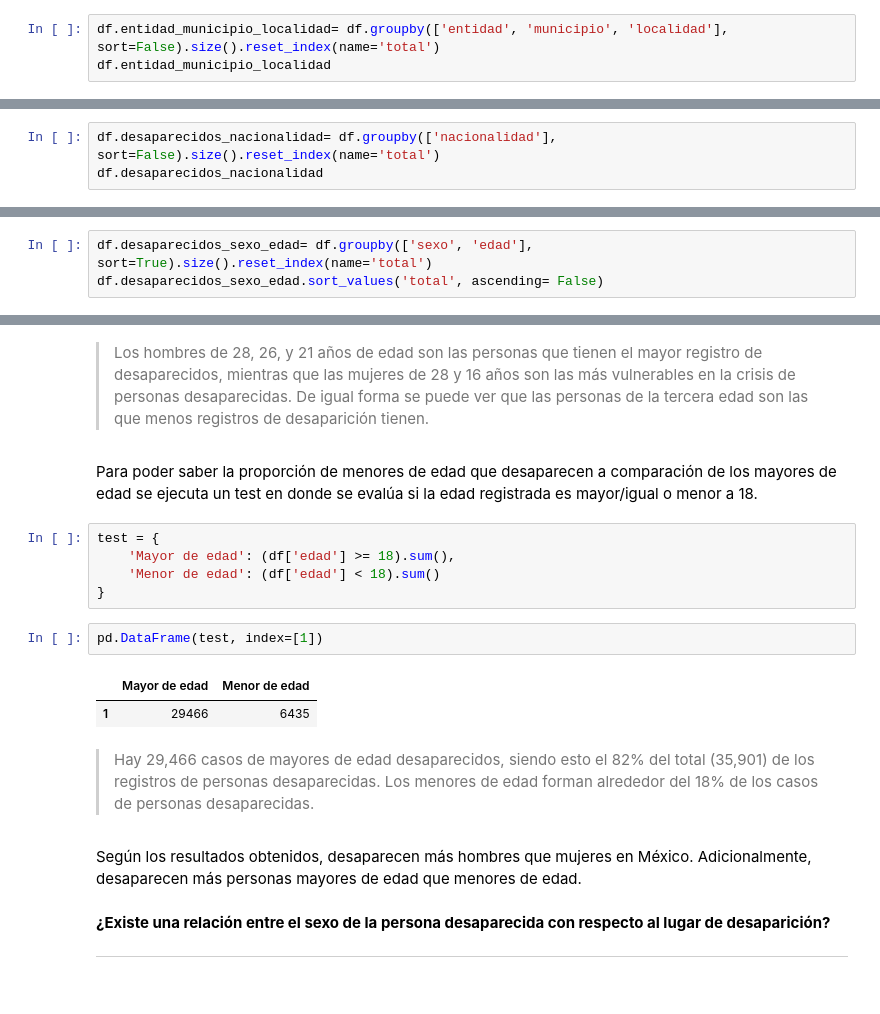
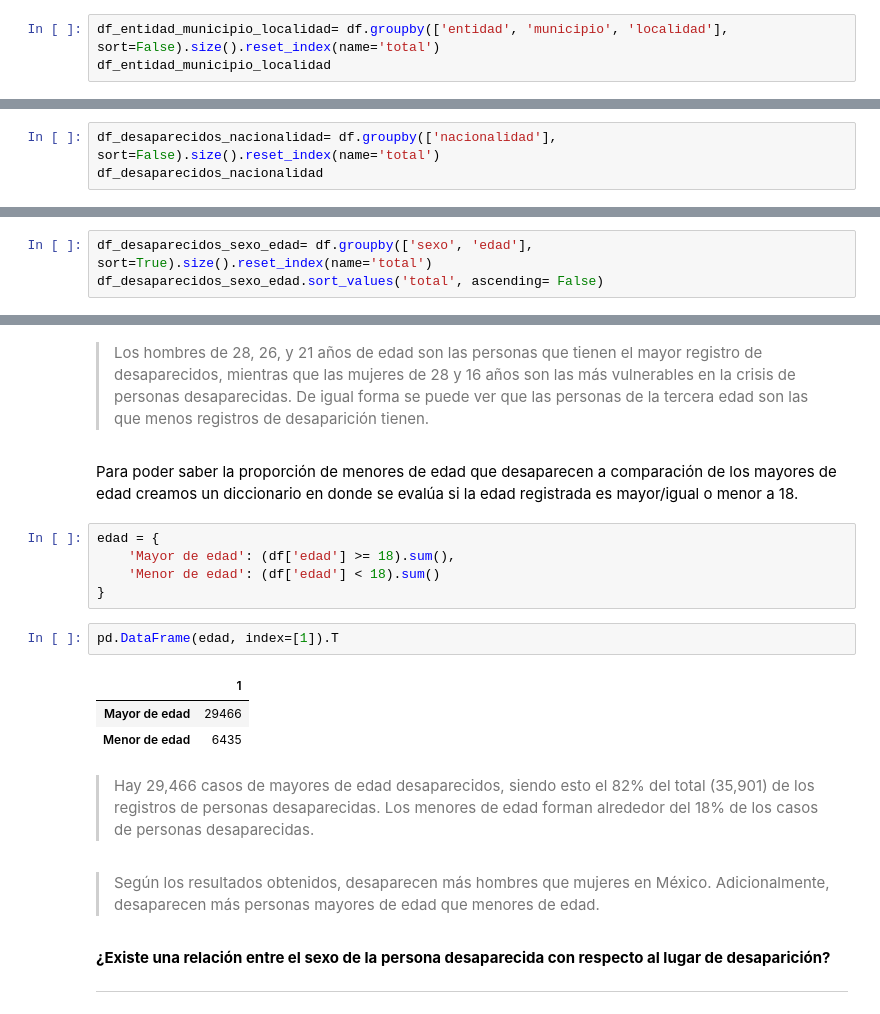
Before and after one commit to MinervaNunez/Proyecto-de-Python-BEDU, a Jupyter notebook: Proyecto_Equipo_8.ipynb, the cells around one changed output, grey strips where cells are left out. Saved outputs shown, nothing was run; the diff lists cells and outputs as text.

```diff
--- a/Proyecto_Equipo_8.ipynb
+++ b/Proyecto_Equipo_8.ipynb
@@ -1200,8 +1424,8 @@ df.entidad_municipio
 | 1163 | Puebla | Chila | 1 |
 1164 rows × 3 columns
 # %%
-df.entidad_municipio_localidad= df.groupby(['entidad', 'municipio', 'localidad'], sort=False).size().reset_index(name='total')
-df.entidad_municipio_localidad
+df_entidad_municipio_localidad= df.groupby(['entidad', 'municipio', 'localidad'], sort=False).size().reset_index(name='total')
+df_entidad_municipio_localidad
 # %% [output]
 |  | entidad | municipio | localidad | total |
 | 0 | Sonora | Navojoa | Navojoa | 68 |
@@ -1247,6 +1477,6 @@ Para poder saber la nacionalidad de las personas desaparecidas en México, podem
 # %%
-df.desaparecidos_nacionalidad= df.groupby(['nacionalidad'], sort=False).size().reset_index(name='total')
-df.desaparecidos_nacionalidad
+df_desaparecidos_nacionalidad= df.groupby(['nacionalidad'], sort=False).size().reset_index(name='total')
+df_desaparecidos_nacionalidad
 # %% [output]
 |  | nacionalidad | total |
 | 0 | Mexicana | 33667 |
@@ -1291,8 +1516,8 @@ df.groupby(['sexo'], sort=False).size().reset_index(name='total')
 # %% [markdown]
 De igual manera, podemos observar los casos de personas desaparecidas por sexo y edad.
 # %%
-df.desaparecidos_sexo_edad= df.groupby(['sexo', 'edad'], sort=True).size().reset_index(name='total')
-df.desaparecidos_sexo_edad.sort_values('total', ascending= False)
+df_desaparecidos_sexo_edad= df.groupby(['sexo', 'edad'], sort=True).size().reset_index(name='total')
+df_desaparecidos_sexo_edad.sort_values('total', ascending= False)
 # %% [output]
 |  | sexo | edad | total |
 | 27 | Hombre | 28 | 3115 |
@@ -1313,14 +1536,15 @@ df.desaparecidos_sexo_edad.sort_values('total', ascending= False)
 > Los hombres de 28, 26, y 21 años de edad son las personas que tienen el mayor registro de desaparecidos, mientras que las mujeres de 28 y 16 años son las más vulnerables en la crisis de personas desaparecidas. De igual forma se puede ver que las personas de la tercera edad son las que menos registros de desaparición tienen.
 # %% [markdown]
-Para poder saber la proporción de menores de edad que desaparecen a comparación de los mayores de edad se ejecuta un test en donde se evalúa si la edad registrada es mayor/igual o menor a 18.
+Para poder saber la proporción de menores de edad que desaparecen a comparación de los mayores de edad creamos un diccionario en donde se evalúa si la edad registrada es mayor/igual o menor a 18.
 # %%
-test = {
+edad = {
     'Mayor de edad': (df['edad'] >= 18).sum(),
     'Menor de edad': (df['edad'] < 18).sum()
 }
 # %%
-pd.DataFrame(test, index=[1])
+pd.DataFrame(edad, index=[1]).T
 # %% [output]
-|  | Mayor de edad | Menor de edad |
-| 1 | 29466 | 6435 |
+|  | 1 |
+| Mayor de edad | 29466 |
+| Menor de edad | 6435 |
 # %% [markdown]
@@ -1329,6 +1551,6 @@ pd.DataFrame(test, index=[1])
 > Hay 29,466 casos de mayores de edad desaparecidos, siendo esto el 82% del total (35,901) de los registros de personas desaparecidas. Los menores de edad forman alrededor del 18% de los casos de personas desaparecidas.
 # %% [markdown]
-Según los resultados obtenidos, desaparecen más hombres que mujeres en México. Adicionalmente, desaparecen más personas mayores de edad que menores de edad.
+> Según los resultados obtenidos, desaparecen más hombres que mujeres en México. Adicionalmente, desaparecen más personas mayores de edad que menores de edad.
 # %% [markdown]
 **¿Existe una relación entre el sexo de la persona desaparecida con respecto al lugar de desaparición?**
 
```
Also changed, not shown: parts of 92 cells of this notebook, 3 other files.
